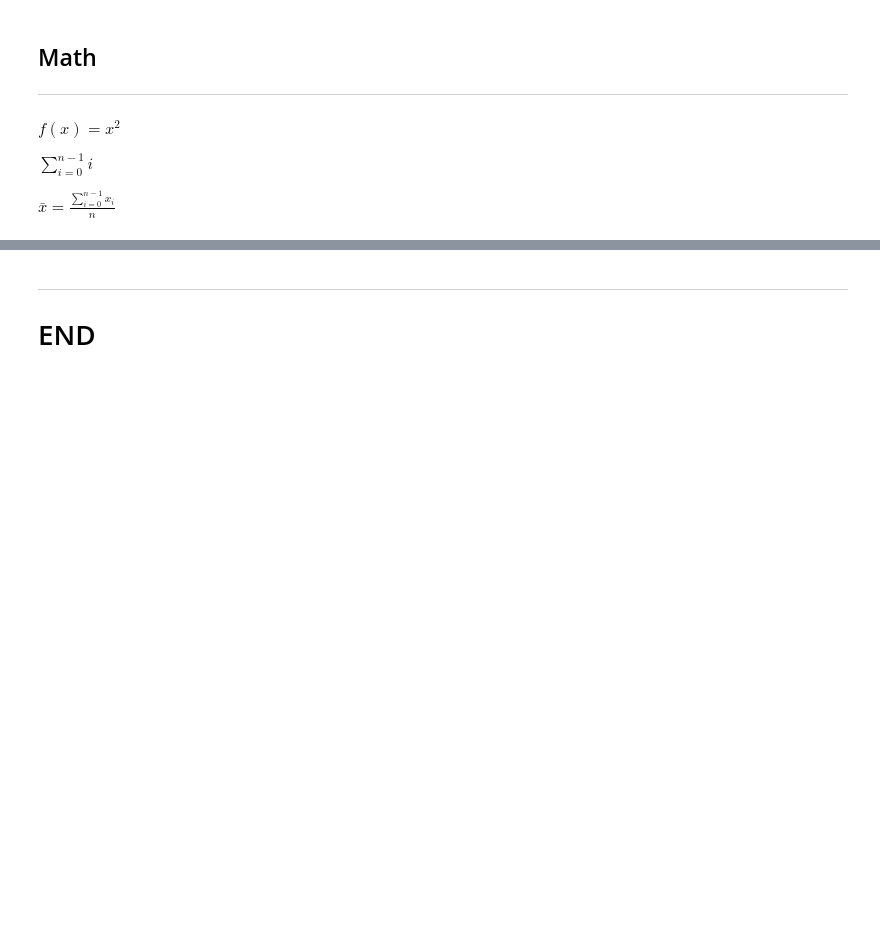
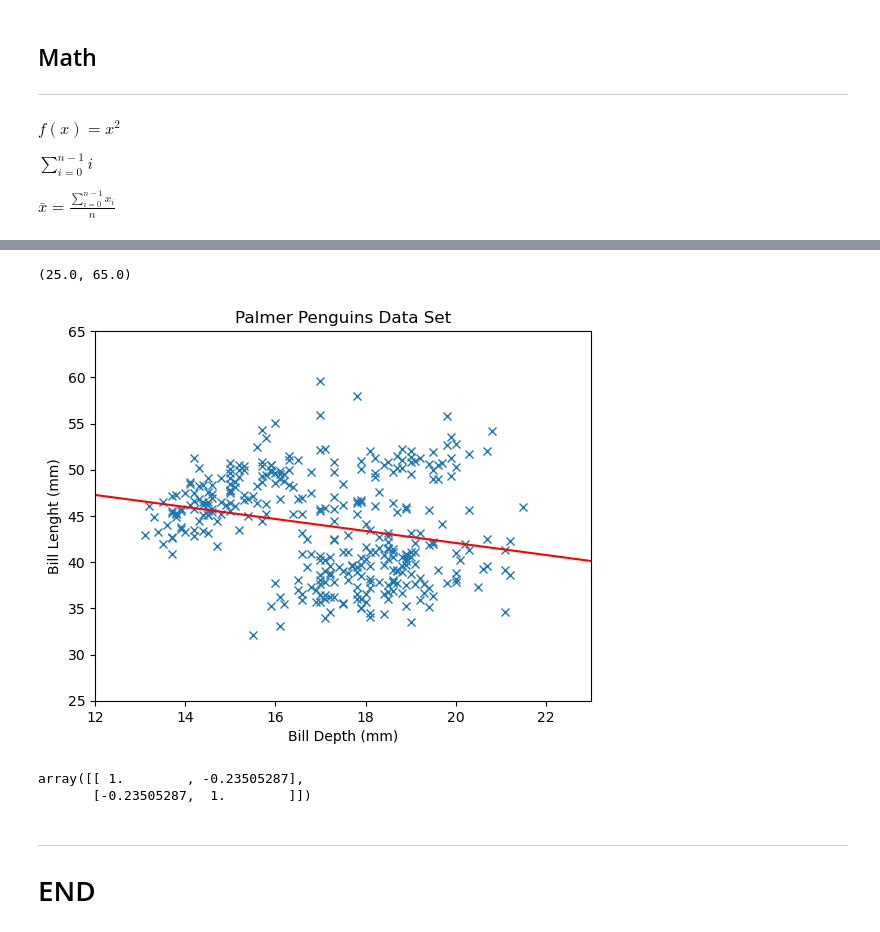
Before and after one commit to FatimaBOliveira/My-Data-Analytics-Project, a Jupyter notebook: penguins.ipynb, the cells around one changed output, grey strips where cells are left out. Drawn from its saved outputs; the diff is of its cells as text; code cells hidden in the pictures; blank space fills up the shorter version.

Commit message:
Correlation added

```diff
--- a/penguins.ipynb
+++ b/penguins.ipynb
@@ -236,3 +404,42 @@ $\bar{x} =\frac{\sum_{i=0}^{n-1} x_i}{n}$
+# %%
+# X Values for best fit line.
+
+bf_x = np.linspace(12, 23)
+
+# Y values for best fit line.
+
+bf_y = m * bf_x + c
+# %%
+# Create a new figure and set of axes.
+fig, ax = plt.subplots()
+
+# Simple plot.
+ax.plot(bdep, blen, "x")
+
+# Simple plot.
+ax.plot(bf_x, bf_y, "r-")
+
+# Axis labels.
+ax.set_xlabel("Bill Depth (mm)")
+ax.set_ylabel("Bill Lenght (mm)")
+
+# Title.
+ax.set_title("Palmer Penguins Data Set")
+
+# X limits.
+ax.set_xlim(12, 23)
+
+# Y limits.
+ax.set_ylim(25, 65)
+# %% [output]
+(25.0, 65.0)
+[figure, added]
+# %%
+# Measure the correlation.
+np.corrcoef(bdep[idx], blen[idx2]) # will show correlation for both, and with themselves.
+# %% [output]
+array([[ 1.        , -0.23505287],
+       [-0.23505287,  1.        ]])
 # %% [markdown]
 ***
 # END
```
Also changed, not shown: parts of 14 cells of this notebook.
